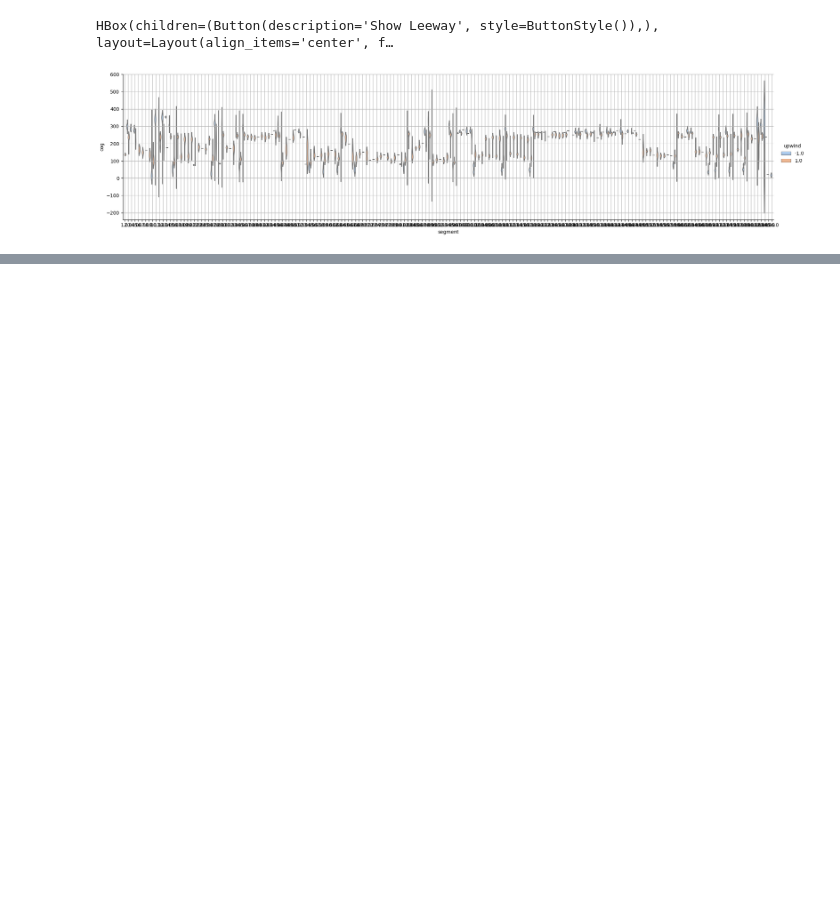
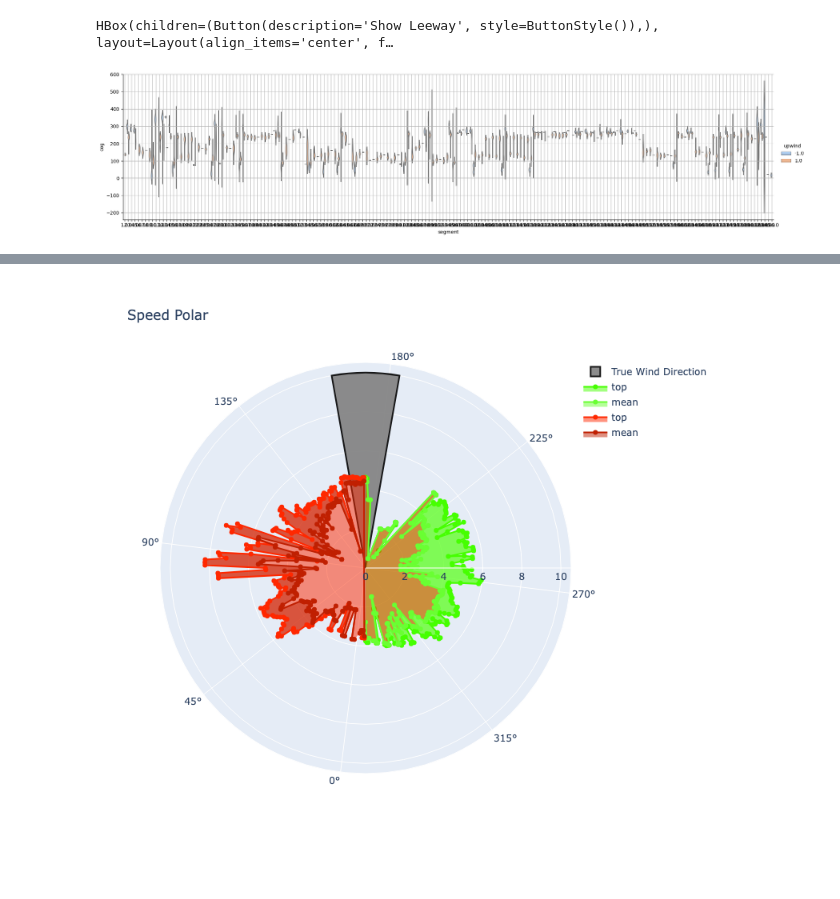
Before and after one commit to dtredger/gpx-analytics, a Jupyter notebook: Untitled.ipynb, the cells around one changed output, grey strips where cells are left out. Saved outputs shown, nothing was run; the diff lists cells and outputs as text; code cells hidden in the pictures; blank space fills up the shorter version.

```diff
--- a/Untitled.ipynb
+++ b/Untitled.ipynb
@@ -101,2 +97,3 @@ session.filtered_df.groupby('segment').mean()
 # %%
-# render_polar(session)
+render_polar(session)
+# %% [output]
@@ -103,2 +101,3 @@ session.filtered_df.groupby('segment').mean()
+[figure, added]
 # %% [markdown]
 ###
```
Also changed, not shown: parts of 5 cells of this notebook, 2 other files.
